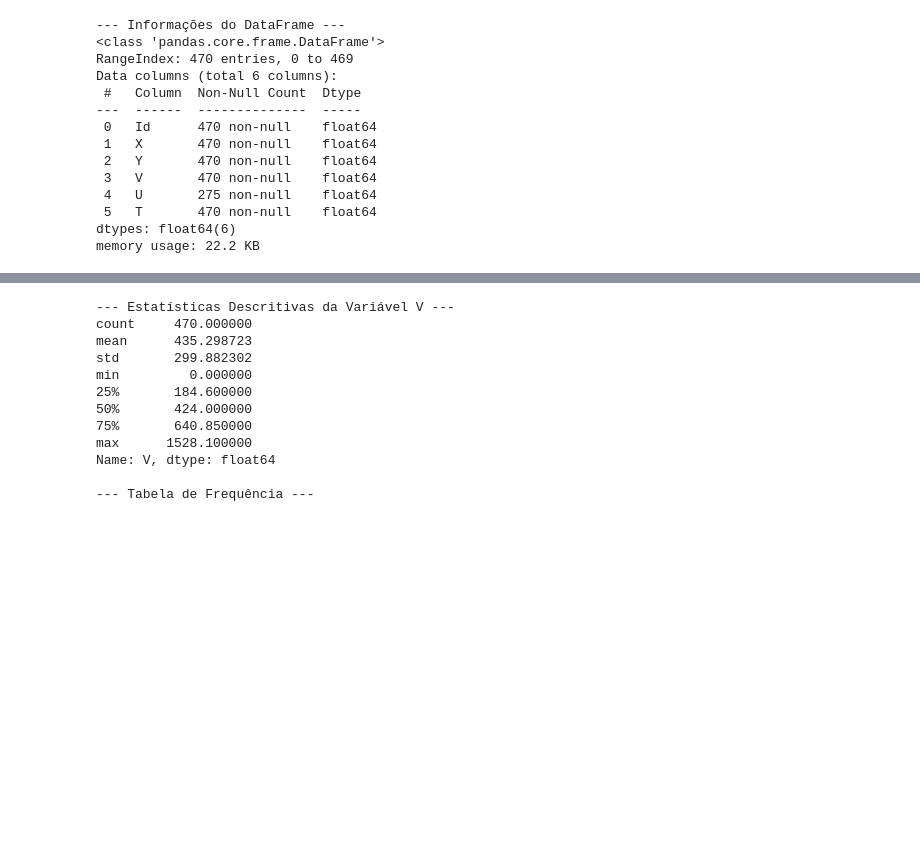
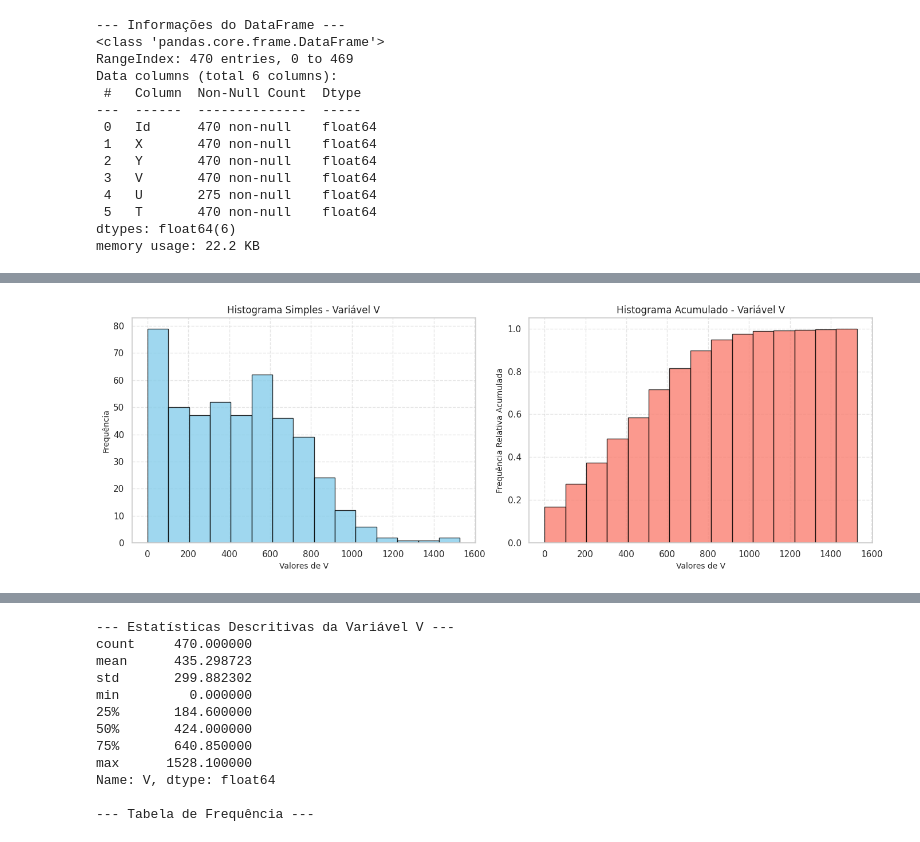
Before and after one commit to julianovale/geoestatistica, a Jupyter notebook: 001_geoestatistica.ipynb, the cells around one changed output, grey strips where cells are left out. Drawn from its saved outputs; the diff is of its cells as text; code cells hidden in the pictures; blank space fills up the shorter version.

```diff
--- a/001_geoestatistica.ipynb
+++ b/001_geoestatistica.ipynb
@@ -78,3 +78,82 @@ Data columns (total 6 columns):
  5   T       470 non-null    float64
 dtypes: float64(6)
 memory usage: 22.2 KB
+# %%
+import matplotlib.pyplot as plt
+import numpy as np
+import pandas as pd
+
+# 1. Carregando os dados do Walker Lake
+url = "https://raw.githubusercontent.com/julianovale/geoestatistica/refs/heads/main/datasets/walker.csv"
+df_walker = pd.read_csv(url)
+
+# Substituindo a convenção GSLIB (-999.0) por NaN na coluna V (e limpando)
+df_walker["V"] = df_walker["V"].replace(-999.0, np.nan)
+v_dados = df_walker["V"].dropna().values
+
+# 2. Calculando as Estatísticas Descritivas completas para V
+estatisticas_v = {
+    "Estatística": [
+        "Número de Amostras (n)",
+        "Média",
+        "Mediana",
+        "Mínimo",
+        "Máximo",
+        "Amplitude (Range)",
+        "Variância (Amostral)",
+        "Desvio Padrão (Amostral)",
+        "1º Quartil (Q1)",
+        "3º Quartil (Q3)",
+        "Amplitude Interquartil (IQR)",
+        "Assimetria (Skewness)",
+        "Coeficiente de Variação (%)",
+    ],
+    "Valor": [
+        len(v_dados),
+        np.mean(v_dados),
+        np.median(v_dados),
+        np.min(v_dados),
+        np.max(v_dados),
+        np.ptp(v_dados),
+        np.var(v_dados, ddof=1),
+        np.std(v_dados, ddof=1),
+        np.percentile(v_dados, 25),
+        np.percentile(v_dados, 75),
+        np.percentile(v_dados, 75) - np.percentile(v_dados, 25),
+        pd.Series(v_dados).skew(),
+        (np.std(v_dados, ddof=1) / np.mean(v_dados)) * 100,
+    ],
+}
+
+df_desc_v = pd.DataFrame(estatisticas_v)
+print("--- Estatísticas Descritivas da Variável V ---")
+print(df_desc_v.to_string(index=False))
+
+# 3. Plotagem dos Histogramas (Simples e Acumulado)
+fig, axes = plt.subplots(1, 2, figsize=(14, 5))
+
+# Histograma Simples (Frequência)
+axes[0].hist(v_dados, bins=15, color="skyblue", edgecolor="black", alpha=0.8)
+axes[0].set_title("Histograma Simples - Variável V")
+axes[0].set_xlabel("Valores de V")
+axes[0].set_ylabel("Frequência")
+axes[0].grid(True, linestyle="--", alpha=0.5)
+
+# Histograma Acumulado (Empirical CDF)
+axes[1].hist(
+    v_dados,
+    bins=15,
+    color="salmon",
+    edgecolor="black",
+    alpha=0.8,
+    cumulative=True,
+    density=True,
+)
+axes[1].set_title("Histograma Acumulado - Variável V")
+axes[1].set_xlabel("Valores de V")
+axes[1].set_ylabel("Frequência Relativa Acumulada")
+axes[1].grid(True, linestyle="--", alpha=0.5)
+
+plt.tight_layout()
+plt.show()
+# %% [output]
@@ -80,0 +175 @@ memory usage: 22.2 KB
+[figure, added]
```
Also changed, not shown: parts of 4 cells of this notebook.
